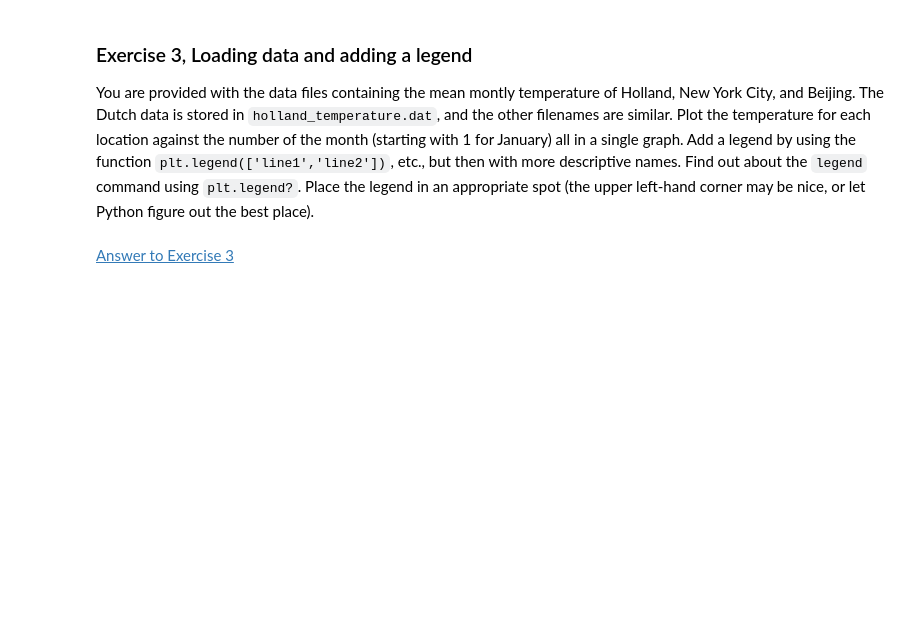
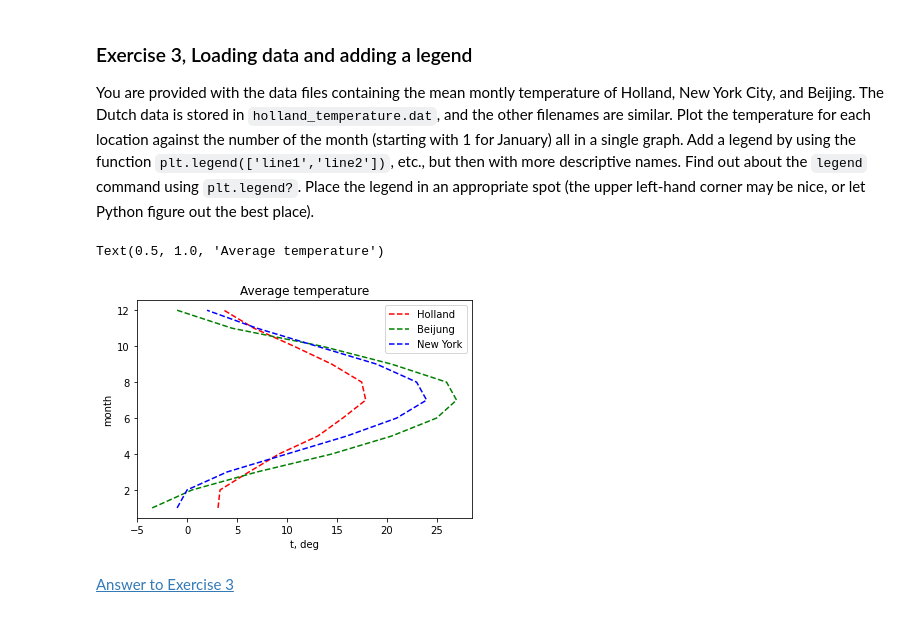
Before and after one commit to lucius-k/TUD_python_course_b, a Jupyter notebook: notebook1_basics_plotting/py_exploratory_comp_1_sol.ipynb, the cells around one changed output. Cells and saved outputs as stored; diff of their text form; code cells hidden in the pictures; blank space fills up the shorter version.

```diff
--- a/notebook1_basics_plotting/py_exploratory_comp_1_sol.ipynb
+++ b/notebook1_basics_plotting/py_exploratory_comp_1_sol.ipynb
@@ -253,6 +267,22 @@ Numerical data can be loaded from a data file using the `loadtxt` function of `n
 # %% [markdown]
 ### <a name="ex3"></a> Exercise 3, Loading data and adding a legend
 You are provided with the data files containing the mean montly temperature of Holland, New York City, and Beijing. The Dutch data is stored in `holland_temperature.dat`, and the other filenames are similar. Plot the temperature for each location against the number of the month (starting with 1 for January) all in a single graph. Add a legend by using the function `plt.legend(['line1','line2'])`, etc., but then with more descriptive names. Find out about the `legend` command using `plt.legend?`. Place the legend in an appropriate spot (the upper left-hand corner may be nice, or let Python figure out the best place).
+# %%
+t_h = np.loadtxt('holland_temperature.dat')
+t_b = np.loadtxt('beijing_temperature.dat')
+t_n = np.loadtxt('newyork_temperature.dat')
+m = np.linspace(1, 12, 12)
+plt.figure()
+plt.plot(t_h, m, 'r--')
+plt.plot(t_b, m, 'g--')
+plt.plot(t_n, m, 'b--')
+plt.legend(['Holland', 'Beijung', 'New York'])
+plt.xlabel('t, deg')
+plt.ylabel('month')
+plt.title('Average temperature')
+# %% [output]
+Text(0.5, 1.0, 'Average temperature')
+[figure, added]
 # %% [markdown]
 <a href="#ex3answer">Answer to Exercise 3</a>
 # %% [markdown]
```
Also changed, not shown: parts of 4 cells of this notebook, 1 other file.
